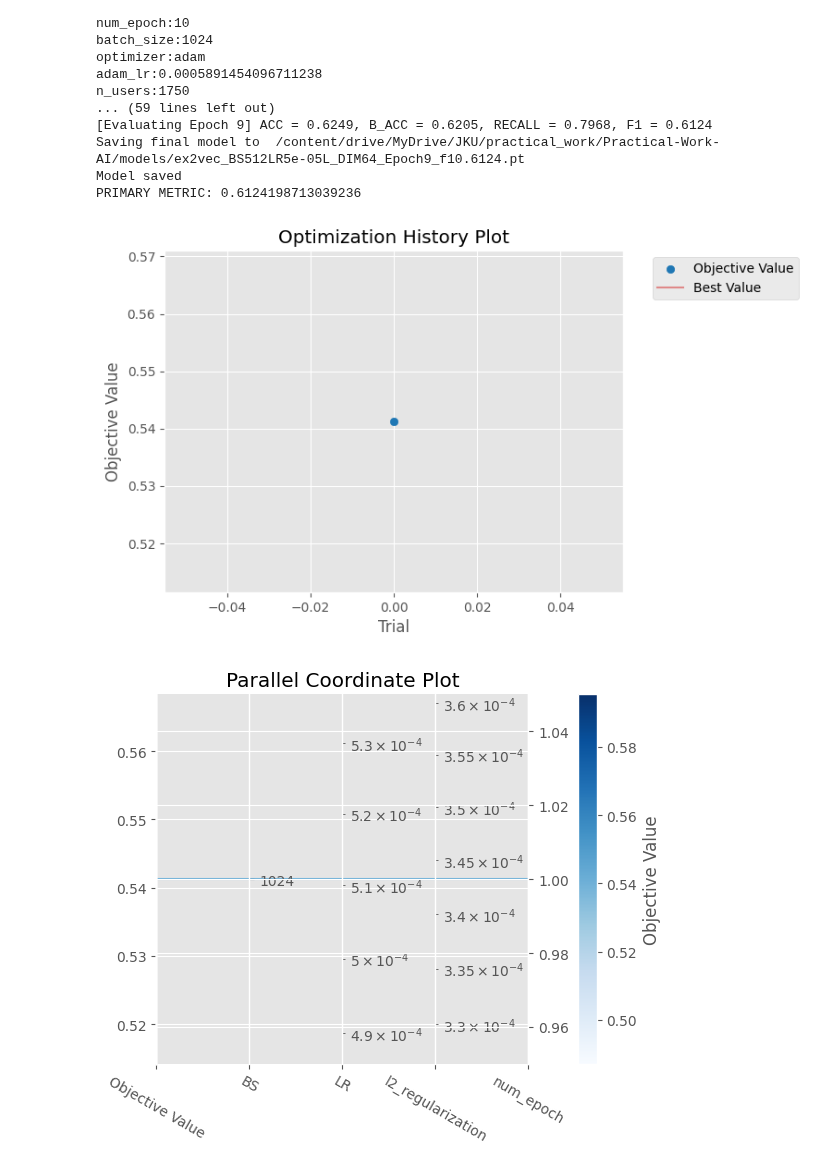
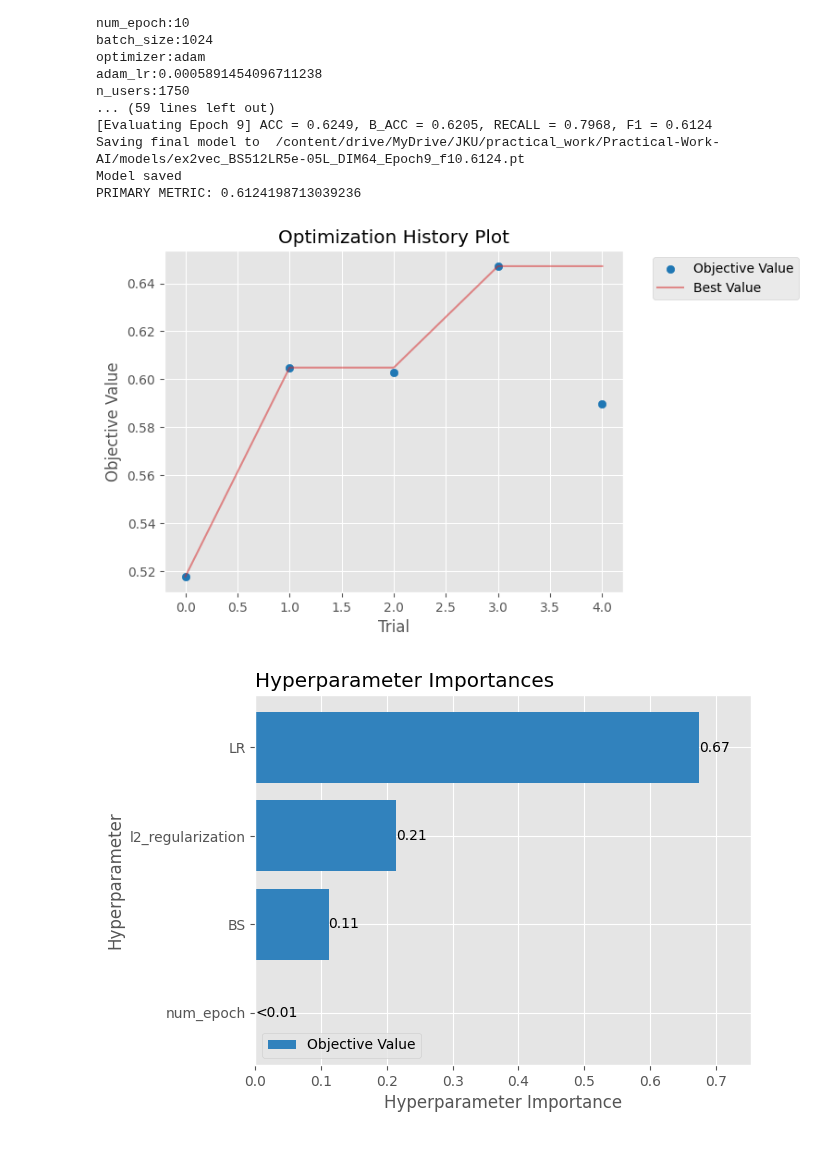
Before and after one commit to Laura-Legat/Practical-Work-AI, a Jupyter notebook: Practical_work_final.ipynb, the cells around one changed output. Drawn from its saved outputs; the diff is of its cells as text; code cells hidden in the pictures.

```diff
--- a/Practical_work_final.ipynb
+++ b/Practical_work_final.ipynb
@@ -237,32 +238,32 @@ print(ex2vec_gruembds_best_param_str)
 command = f'python /content/drive/MyDrive/JKU/practical_work/Practical-Work-AI/train.py -ps {ex2vec_gruembds_best_param_str} -t N -ep /content/drive/MyDrive/JKU/practical_work/Practical-Work-AI/models/GRU4Rec_bestparams.pt'
 get_ipython().system(command)
 # %%
-# visualize optuna results
+# visualize optuna results for ex2vec
 # Load study from pickle file
-with open('/content/drive/MyDrive/JKU/practical_work/Practical-Work-AI/optim/optuna_study.pkl', 'rb') as f:
+with open('/content/drive/MyDrive/JKU/practical_work/Practical-Work-AI/optim/optuna_study_ex2vec.pkl', 'rb') as f:
     study = pickle.load(f)
 
 # Load trials data from CSV
-trials_df = pd.read_csv('/content/drive/MyDrive/JKU/practical_work/Practical-Work-AI/optim/optuna_vis.csv')
+trials_df = pd.read_csv('/content/drive/MyDrive/JKU/practical_work/Practical-Work-AI/optim/optuna_vis_ex2vec.csv')
 
 # Optuna visualizations
 optuna.visualization.matplotlib.plot_optimization_history(study)
 plt.show()
 
-#optuna.visualization.matplotlib.plot_param_importances(study)
-#plt.show()
+optuna.visualization.matplotlib.plot_param_importances(study)
+plt.show()
 
 optuna.visualization.matplotlib.plot_parallel_coordinate(study)
 plt.show()
 
 optuna.visualization.matplotlib.plot_slice(study)
 plt.show()
 
 optuna.visualization.matplotlib.plot_edf(study)
 plt.show()
 
 # Display the trials DataFrame
 display(trials_df)
 # %% [output]
-[figure, old version]
+[figure, new version]
-[figure, old version]
+[figure, new version]
```
Also changed, not shown: parts of 3 cells of this notebook.
